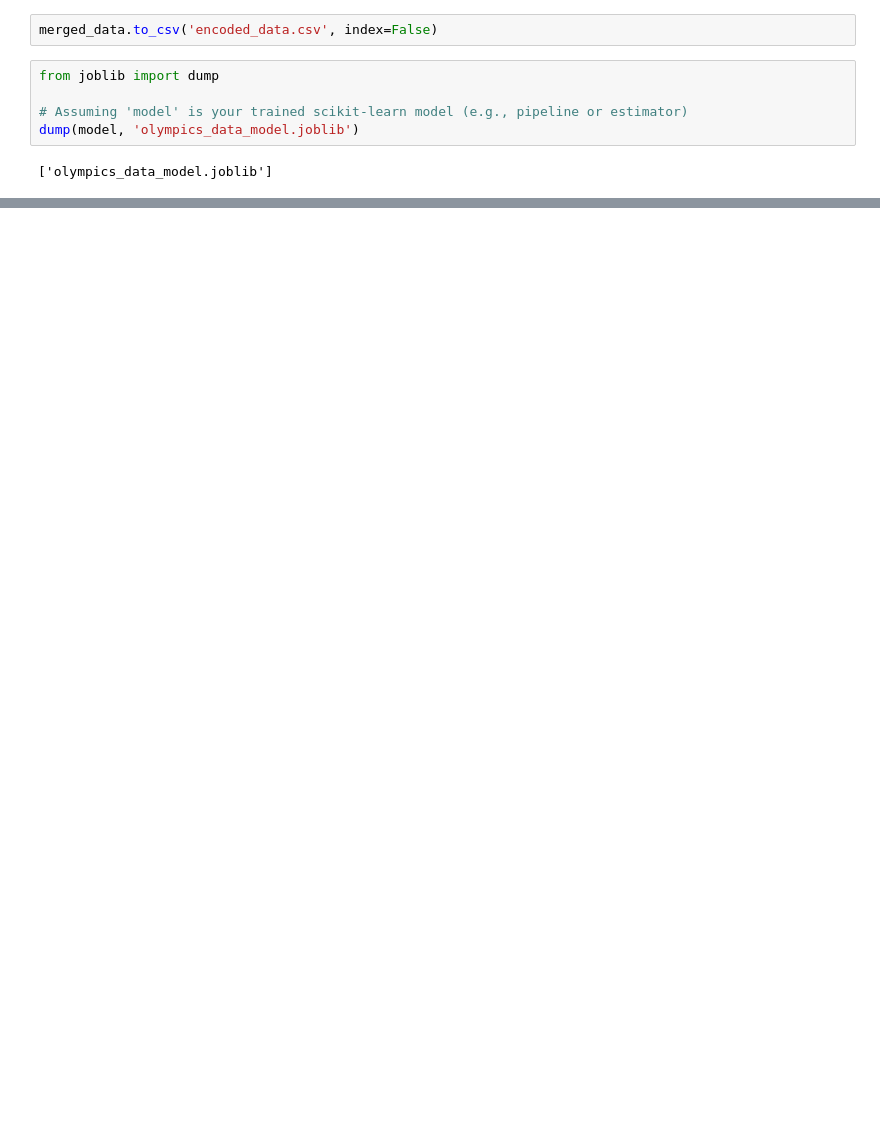
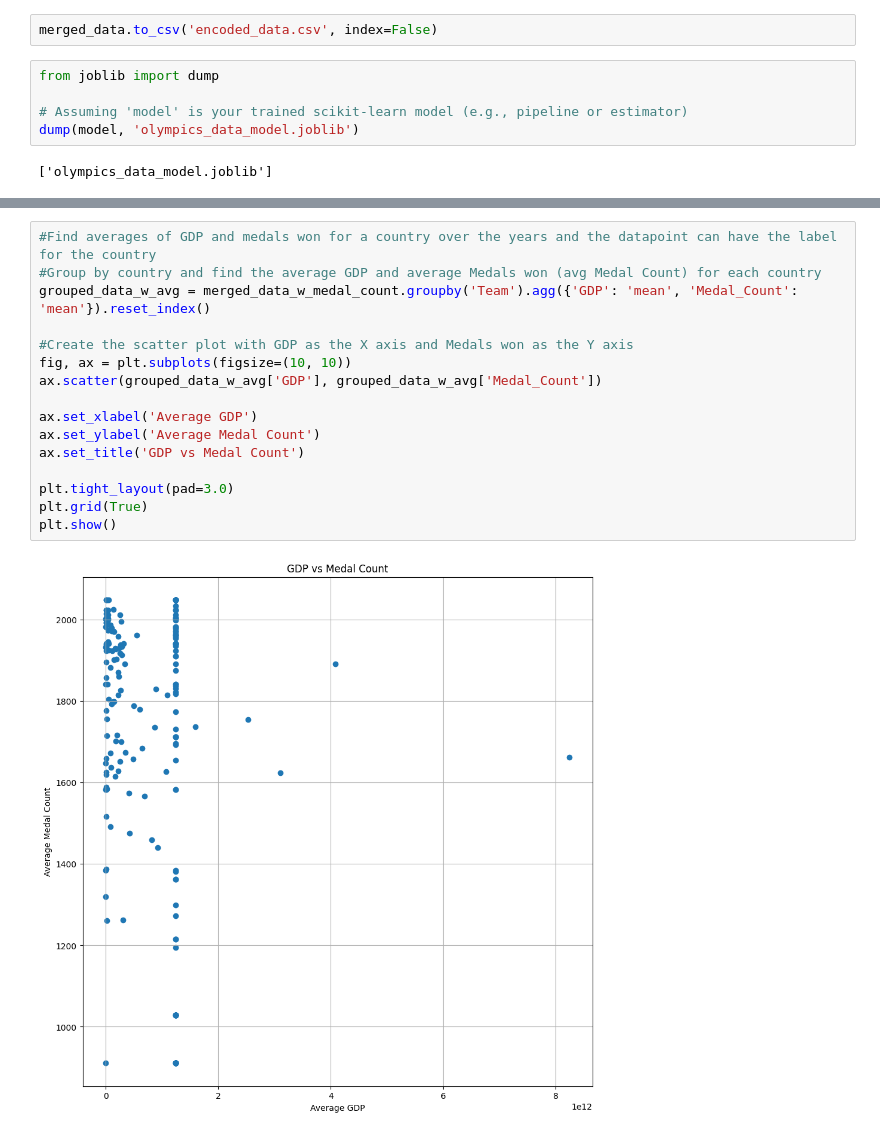
Before and after one commit to ikatyal2110/Codedex-Hackathon-Paris-Olympics-Prediction, a Jupyter notebook: Codedex_Track_3_Bravo_6.ipynb, the cells around one changed output, grey strips where cells are left out. Cells and saved outputs as stored; diff of their text form; blank space fills up the shorter version.

```diff
--- a/Codedex_Track_3_Bravo_6.ipynb
+++ b/Codedex_Track_3_Bravo_6.ipynb
@@ -423,0 +557,18 @@ KeyError: 1
+# %%
+#Find averages of GDP and medals won for a country over the years and the datapoint can have the label for the country
+#Group by country and find the average GDP and average Medals won (avg Medal Count) for each country
+grouped_data_w_avg = merged_data_w_medal_count.groupby('Team').agg({'GDP': 'mean', 'Medal_Count': 'mean'}).reset_index()
+
+#Create the scatter plot with GDP as the X axis and Medals won as the Y axis
+fig, ax = plt.subplots(figsize=(10, 10))
+ax.scatter(grouped_data_w_avg['GDP'], grouped_data_w_avg['Medal_Count'])
+
+ax.set_xlabel('Average GDP')
+ax.set_ylabel('Average Medal Count')
+ax.set_title('GDP vs Medal Count')
+
+plt.tight_layout(pad=3.0)
+plt.grid(True)
+plt.show()
+# %% [output]
+[figure, added]
```
Also changed, not shown: parts of 51 cells of this notebook.
